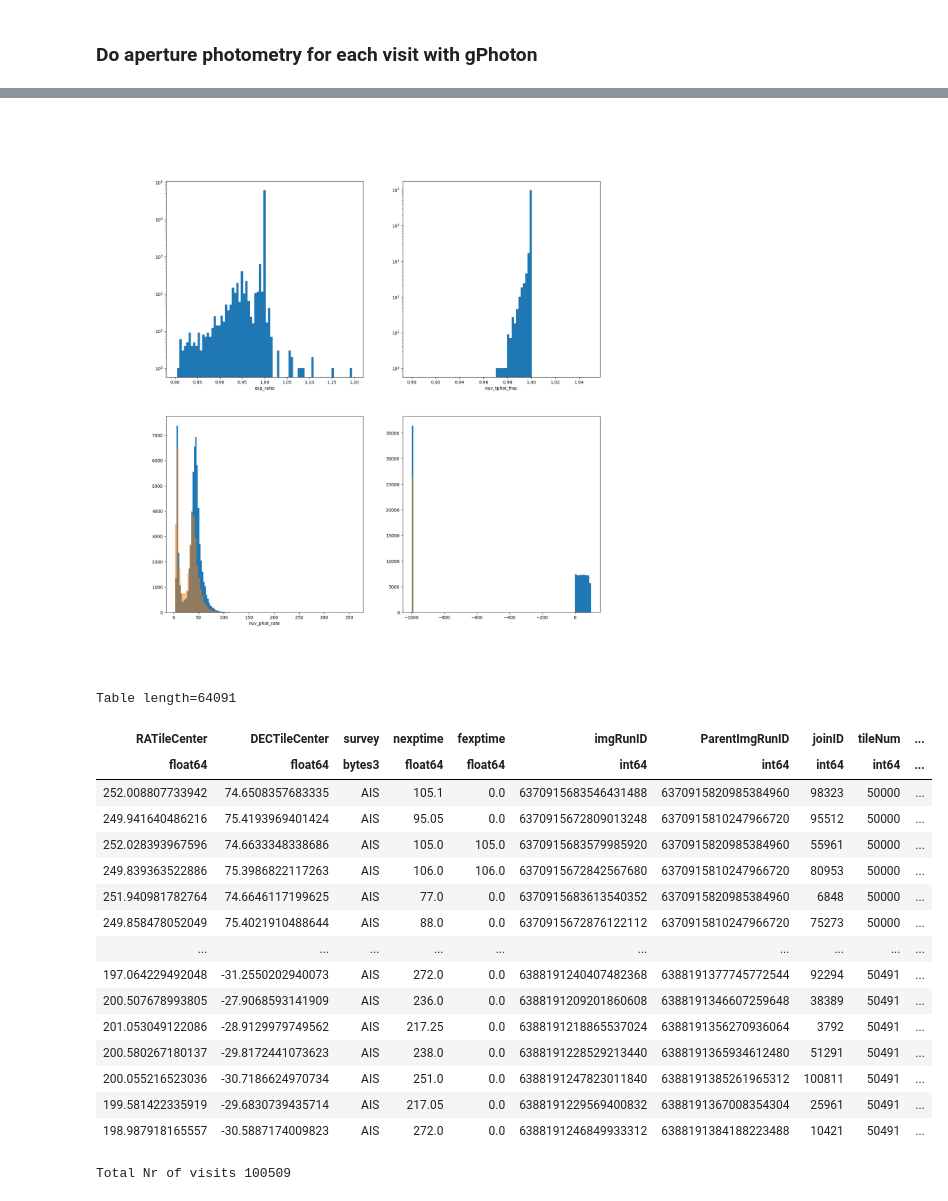
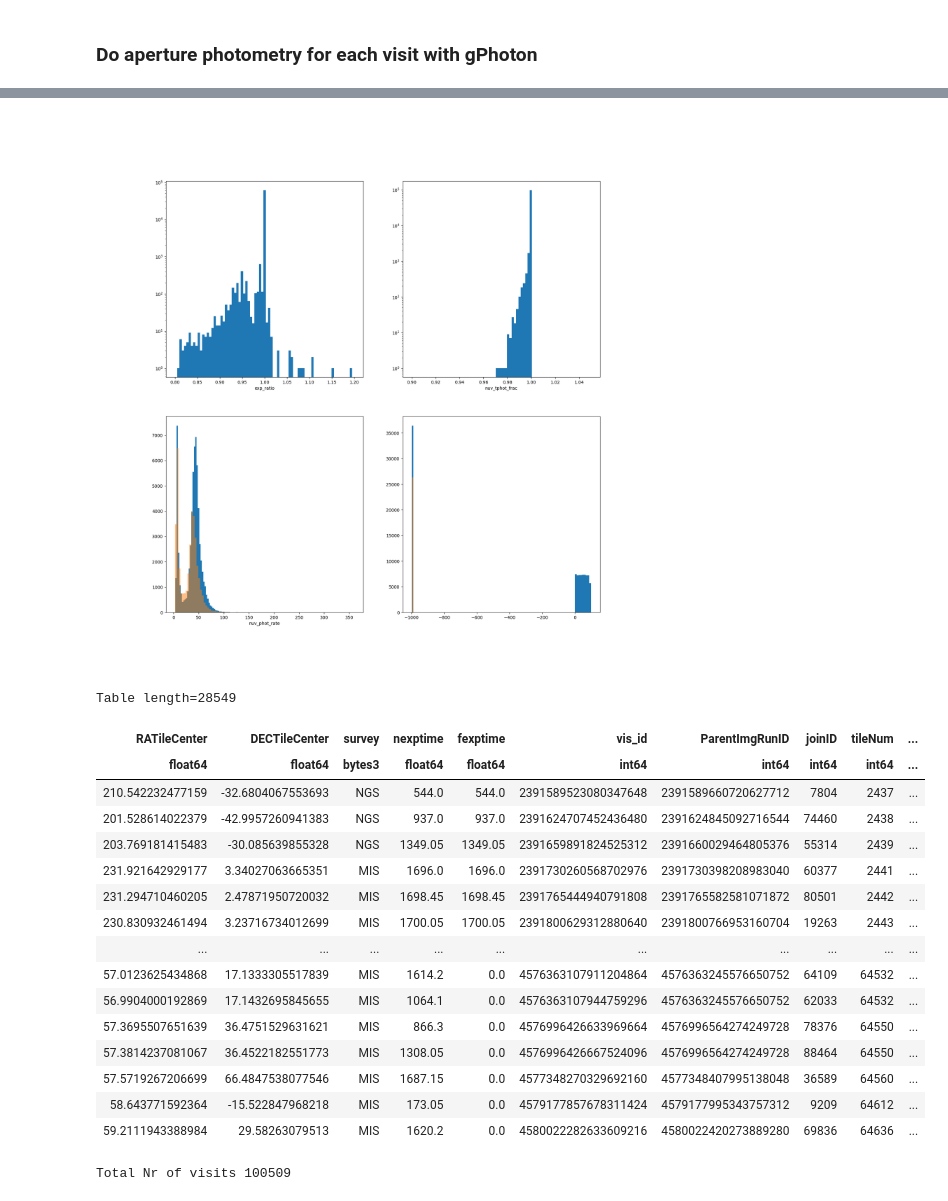
Before and after one commit to rbuehler/vasca, a Jupyter notebook: vasca/examples/inspect_gPhoton.ipynb, the cells around one changed output, grey strips where cells are left out. Cells and saved outputs as stored; diff of their text form; code cells hidden in the pictures.

```diff
--- a/vasca/examples/inspect_gPhoton.ipynb
+++ b/vasca/examples/inspect_gPhoton.ipynb
@@ -130,6 +128,7 @@ from astropy.time import Time
 #Read visit  table
 tt_vis = Table.read("/home/buehler/Data/galex/GALEX_visits_list/GALEX_visits_list.fits")
 tt_vis = tt_vis[tt_vis["nexptime"]>1]
+tt_vis.rename_column('imgRunID', 'vis_id')
 
 
 #Add variables
@@ -150,50 +149,50 @@ tt_vis["maxPhotoObsDate_MJD"] = Time(ll_tmax).mjd
 
 tt_vis["nuv_tphot_frac"] = ( (tt_vis["maxPhotoObsDate_MJD"]-tt_vis["minPhotoObsDate_MJD"])*24*60*60) / tt_vis["nexptime"]
 
 tt_vis["nuv_phot_rate"] = tt_vis["nPhotoObjects"]/tt_vis["nexptime"]
 
 figv, axsv = plt.subplots(2,2,figsize=(18,18), squeeze=True, num="visit", clear=True)
 axsv = axsv.flatten()
 
 axsv[0].hist(tt_vis["exp_ratio"],bins=np.linspace(0.8,1.2,80))
 axsv[0].set_xlabel("exp_ratio")
 axsv[0].set_yscale("log")
 
 axsv[1].hist(tt_vis["nuv_tphot_frac"],bins=np.linspace(0.9,1.05,80))
 axsv[1].set_xlabel("nuv_tphot_frac")
 axsv[1].set_yscale("log")
 
 axsv[2].hist(tt_vis["nuv_phot_rate"][tt_vis["fexptime"]>1],bins=100)
 axsv[2].hist(tt_vis["nuv_phot_rate"][tt_vis["fexptime"]<1],bins=100, alpha=0.5)
 axsv[2].set_xlabel("nuv_phot_rate")
 #axsv[2].set_yscale("log")
 
 axsv[3].hist(tt_vis["subvis"],bins=100)
 axsv[3].hist(tt_vis["subvis"][tt_vis["nuv_phot_rate"] <20],bins=100, alpha=0.5)
 #axsv[3].set_xlabel("nuv_tphot_frac")
 
 plt.show()
 
-display(tt_vis[tt_vis["subvis"]>0])
+display(tt_vis[tt_vis["nuv_phot_rate"]<25])
 print("Total Nr of visits",len(tt_vis))
 # %% [output]
 [figure]
-Table length=64091
+Table length=28549
-| RATileCenter | DECTileCenter | survey | nexptime | fexptime | imgRunID | ParentImgRunID | joinID | tileNum | ... |
+| RATileCenter | DECTileCenter | survey | nexptime | fexptime | vis_id | ParentImgRunID | joinID | tileNum | ... |
 | float64 | float64 | bytes3 | float64 | float64 | int64 | int64 | int64 | int64 | ... |
-| 252.008807733942 | 74.6508357683335 | AIS | 105.1 | 0.0 | 6370915683546431488 | 6370915820985384960 | 98323 | 50000 | ... |
-| 249.941640486216 | 75.4193969401424 | AIS | 95.05 | 0.0 | 6370915672809013248 | 6370915810247966720 | 95512 | 50000 | ... |
-| 252.028393967596 | 74.6633348338686 | AIS | 105.0 | 105.0 | 6370915683579985920 | 6370915820985384960 | 55961 | 50000 | ... |
-| 249.839363522886 | 75.3986822117263 | AIS | 106.0 | 106.0 | 6370915672842567680 | 6370915810247966720 | 80953 | 50000 | ... |
-| 251.940981782764 | 74.6646117199625 | AIS | 77.0 | 0.0 | 6370915683613540352 | 6370915820985384960 | 6848 | 50000 | ... |
-| 249.858478052049 | 75.4021910488644 | AIS | 88.0 | 0.0 | 6370915672876122112 | 6370915810247966720 | 75273 | 50000 | ... |
+| 210.542232477159 | -32.6804067553693 | NGS | 544.0 | 544.0 | 2391589523080347648 | 2391589660720627712 | 7804 | 2437 | ... |
+| 201.528614022379 | -42.9957260941383 | NGS | 937.0 | 937.0 | 2391624707452436480 | 2391624845092716544 | 74460 | 2438 | ... |
+| 203.769181415483 | -30.085639855328 | NGS | 1349.05 | 1349.05 | 2391659891824525312 | 2391660029464805376 | 55314 | 2439 | ... |
+| 231.921642929177 | 3.34027063665351 | MIS | 1696.0 | 1696.0 | 2391730260568702976 | 2391730398208983040 | 60377 | 2441 | ... |
+| 231.294710460205 | 2.47871950720032 | MIS | 1698.45 | 1698.45 | 2391765444940791808 | 2391765582581071872 | 80501 | 2442 | ... |
+| 230.830932461494 | 3.23716734012699 | MIS | 1700.05 | 1700.05 | 2391800629312880640 | 2391800766953160704 | 19263 | 2443 | ... |
 | ... | ... | ... | ... | ... | ... | ... | ... | ... | ... |
-| 197.064229492048 | -31.2550202940073 | AIS | 272.0 | 0.0 | 6388191240407482368 | 6388191377745772544 | 92294 | 50491 | ... |
-| 200.507678993805 | -27.9068593141909 | AIS | 236.0 | 0.0 | 6388191209201860608 | 6388191346607259648 | 38389 | 50491 | ... |
-| 201.053049122086 | -28.9129979749562 | AIS | 217.25 | 0.0 | 6388191218865537024 | 6388191356270936064 | 3792 | 50491 | ... |
-| 200.580267180137 | -29.8172441073623 | AIS | 238.0 | 0.0 | 6388191228529213440 | 6388191365934612480 | 51291 | 50491 | ... |
-| 200.055216523036 | -30.7186624970734 | AIS | 251.0 | 0.0 | 6388191247823011840 | 6388191385261965312 | 100811 | 50491 | ... |
-| 199.581422335919 | -29.6830739435714 | AIS | 217.05 | 0.0 | 6388191229569400832 | 6388191367008354304 | 25961 | 50491 | ... |
-| 198.987918165557 | -30.5887174009823 | AIS | 272.0 | 0.0 | 6388191246849933312 | 6388191384188223488 | 10421 | 50491 | ... |
+| 57.0123625434868 | 17.1333305517839 | MIS | 1614.2 | 0.0 | 4576363107911204864 | 4576363245576650752 | 64109 | 64532 | ... |
+| 56.9904000192869 | 17.1432695845655 | MIS | 1064.1 | 0.0 | 4576363107944759296 | 4576363245576650752 | 62033 | 64532 | ... |
+| 57.3695507651639 | 36.4751529631621 | MIS | 866.3 | 0.0 | 4576996426633969664 | 4576996564274249728 | 78376 | 64550 | ... |
+| 57.3814237081067 | 36.4522182551773 | MIS | 1308.05 | 0.0 | 4576996426667524096 | 4576996564274249728 | 88464 | 64550 | ... |
+| 57.5719267206699 | 66.4847538077546 | MIS | 1687.15 | 0.0 | 4577348270329692160 | 4577348407995138048 | 36589 | 64560 | ... |
+| 58.643771592364 | -15.522847968218 | MIS | 173.05 | 0.0 | 4579177857678311424 | 4579177995343757312 | 9209 | 64612 | ... |
+| 59.2111943388984 | 29.58263079513 | MIS | 1620.2 | 0.0 | 4580022282633609216 | 4580022420273889280 | 69836 | 64636 | ... |
 Total Nr of visits 100509
 # %%
```
Also changed, not shown: parts of 2 cells of this notebook, 3 other files.
